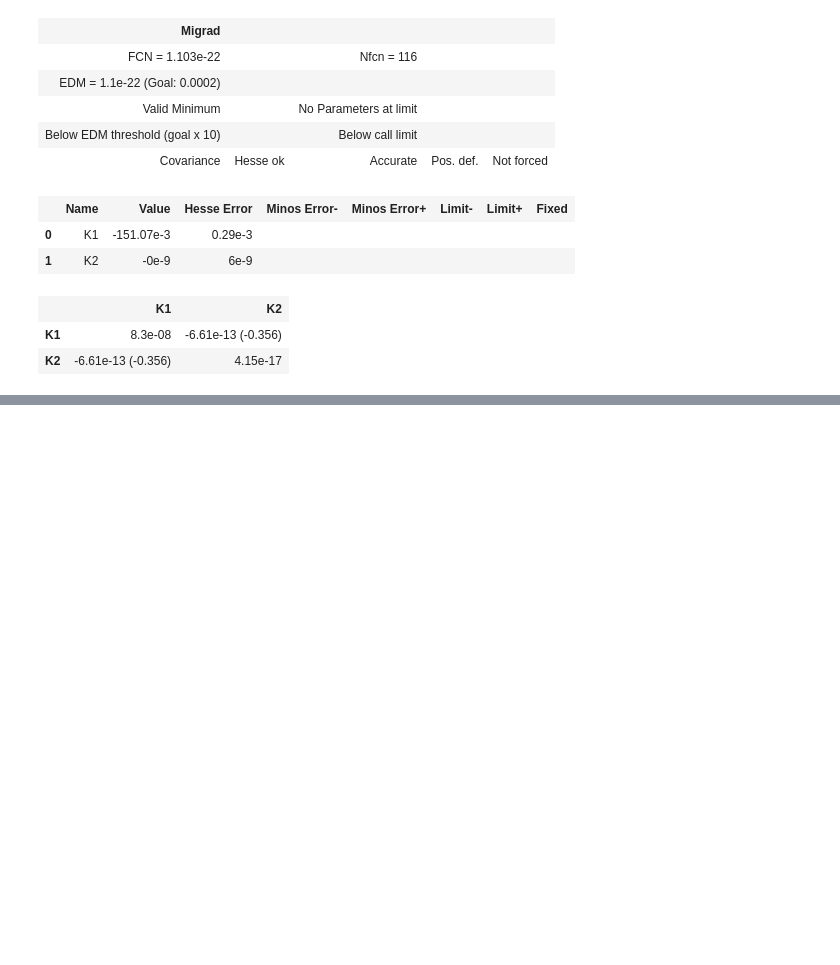
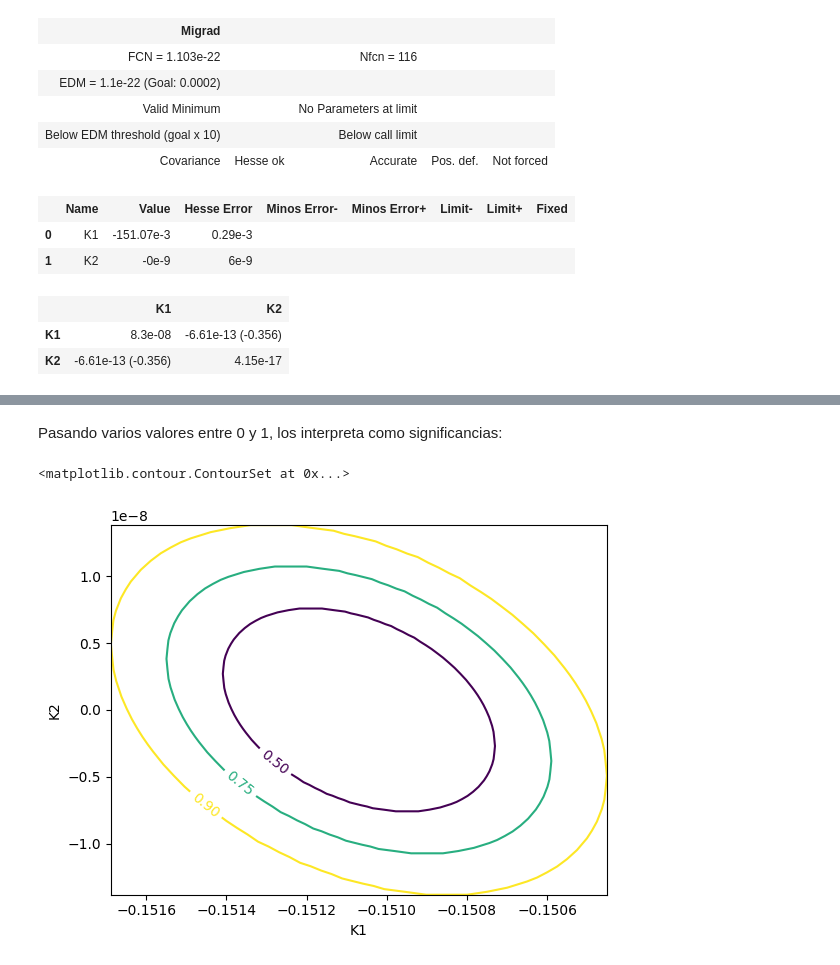
Before and after one commit to Jorge-Alda/TFM_AlejandroMir, a Jupyter notebook: Lecciones/03.ipynb, the cells around one changed output, grey strips where cells are left out. Cells and saved outputs as stored; diff of their text form; code cells hidden in the pictures; blank space fills up the shorter version.

```diff
--- a/Lecciones/03.ipynb
+++ b/Lecciones/03.ipynb
@@ -314,0 +387,7 @@ m.migrad()
+# %% [markdown]
+Pasando varios valores entre 0 y 1, los interpreta como significancias:
+# %%
+m.draw_mncontour("K1", "K2", cl = [0.5, 0.75, 0.9])
+# %% [output]
+<matplotlib.contour.ContourSet at 0x...>
+[figure, added]
```
Also changed, not shown: parts of 18 cells of this notebook.
